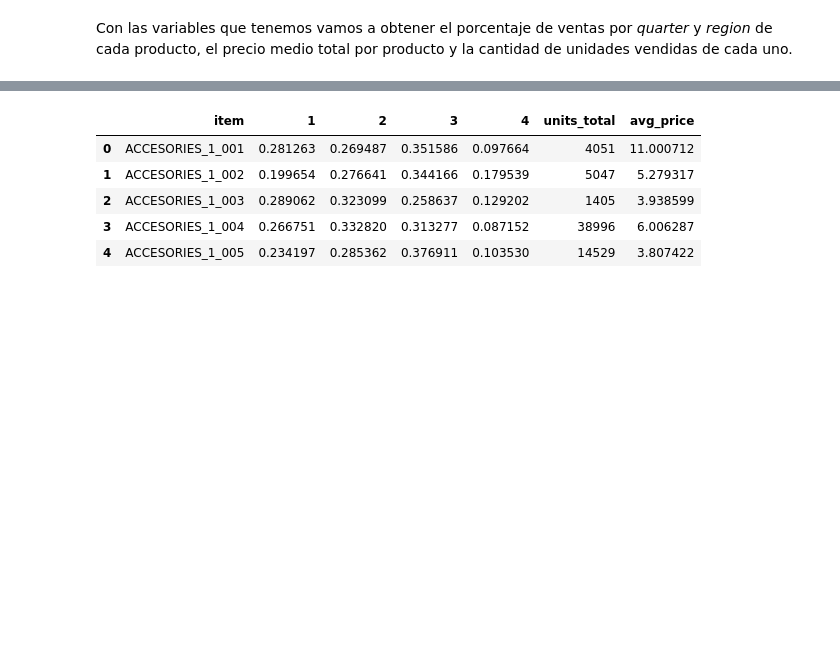
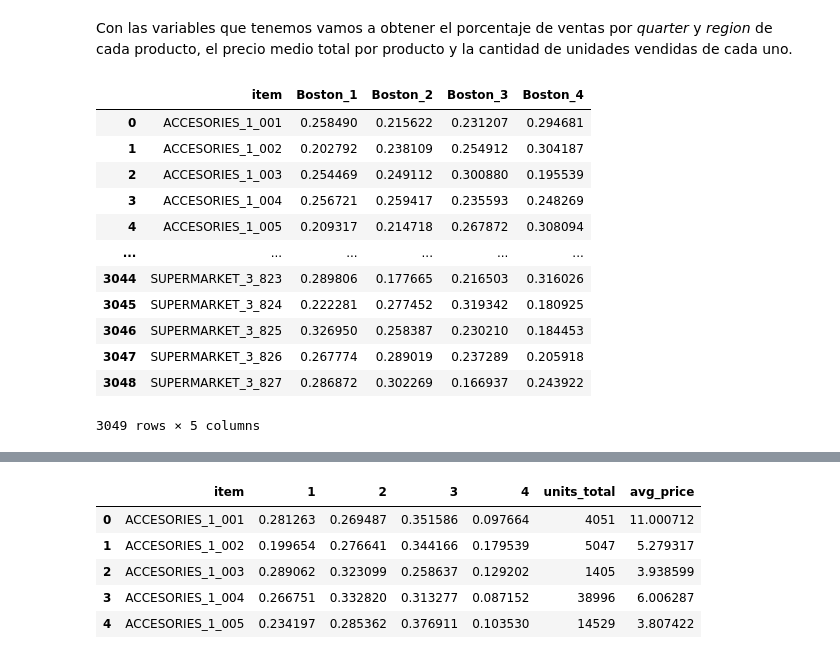
Before and after one commit to alitermat/capstone_retail_TFM, a Jupyter notebook: notebooks/Clustering_producto.ipynb, the cells around one changed output, grey strips where cells are left out. Saved outputs shown, nothing was run; the diff lists cells and outputs as text; code cells hidden in the pictures; blank space fills up the shorter version.

```diff
--- a/notebooks/Clustering_producto.ipynb
+++ b/notebooks/Clustering_producto.ipynb
@@ -34,3 +34,35 @@ df.head()
 | 2013-08-05 | ACCESORIES_1_001 | ACCESORIES | ACCESORIES_1 | South_End(BOS_1) | Boston | 31 | 2013 | 0 | 0 | ... |
 # %% [markdown]
 Con las variables que tenemos vamos a obtener el porcentaje de ventas por *quarter* y *region* de cada producto, el precio medio total por producto y la cantidad de unidades vendidas de cada uno.
+# %%
+# Filtramos el DataFrame para obtener solo los datos de la ciudad de Boston
+df_boston = df[df['region'] == 'Boston'].copy()
+
+# Creamos una columna 'quarter' a partir del índice 'date'
+df_boston['quarter'] = df_boston.index.quarter
+
+# Calculamos los porcentajes de ventas por ítem para cada cuatrimestre
+df_boston = pd.crosstab(df_boston['item'], df_boston['quarter'], values=df_boston['total_sales'], aggfunc='sum', normalize='index')
+
+# Renombramos las columnas de los cuatrimestres
+df_boston.columns = ['Boston_' + str(col) for col in df_boston.columns]
+
+# El resultado df_boston es un DataFrame con los porcentajes normalizados por ítem y cuatrimestre
+df_boston.reset_index(inplace=True)
+
+# Mostramos el DataFrame resultante
+df_boston
+# %% [output]
+|  | item | Boston_1 | Boston_2 | Boston_3 | Boston_4 |
+| 0 | ACCESORIES_1_001 | 0.258490 | 0.215622 | 0.231207 | 0.294681 |
+| 1 | ACCESORIES_1_002 | 0.202792 | 0.238109 | 0.254912 | 0.304187 |
+| 2 | ACCESORIES_1_003 | 0.254469 | 0.249112 | 0.300880 | 0.195539 |
+| 3 | ACCESORIES_1_004 | 0.256721 | 0.259417 | 0.235593 | 0.248269 |
+| 4 | ACCESORIES_1_005 | 0.209317 | 0.214718 | 0.267872 | 0.308094 |
+| ... | ... | ... | ... | ... | ... |
+| 3044 | SUPERMARKET_3_823 | 0.289806 | 0.177665 | 0.216503 | 0.316026 |
+| 3045 | SUPERMARKET_3_824 | 0.222281 | 0.277452 | 0.319342 | 0.180925 |
+| 3046 | SUPERMARKET_3_825 | 0.326950 | 0.258387 | 0.230210 | 0.184453 |
+| 3047 | SUPERMARKET_3_826 | 0.267774 | 0.289019 | 0.237289 | 0.205918 |
+| 3048 | SUPERMARKET_3_827 | 0.286872 | 0.302269 | 0.166937 | 0.243922 |
+3049 rows × 5 columns
```
Also changed, not shown: parts of 7 cells of this notebook.
